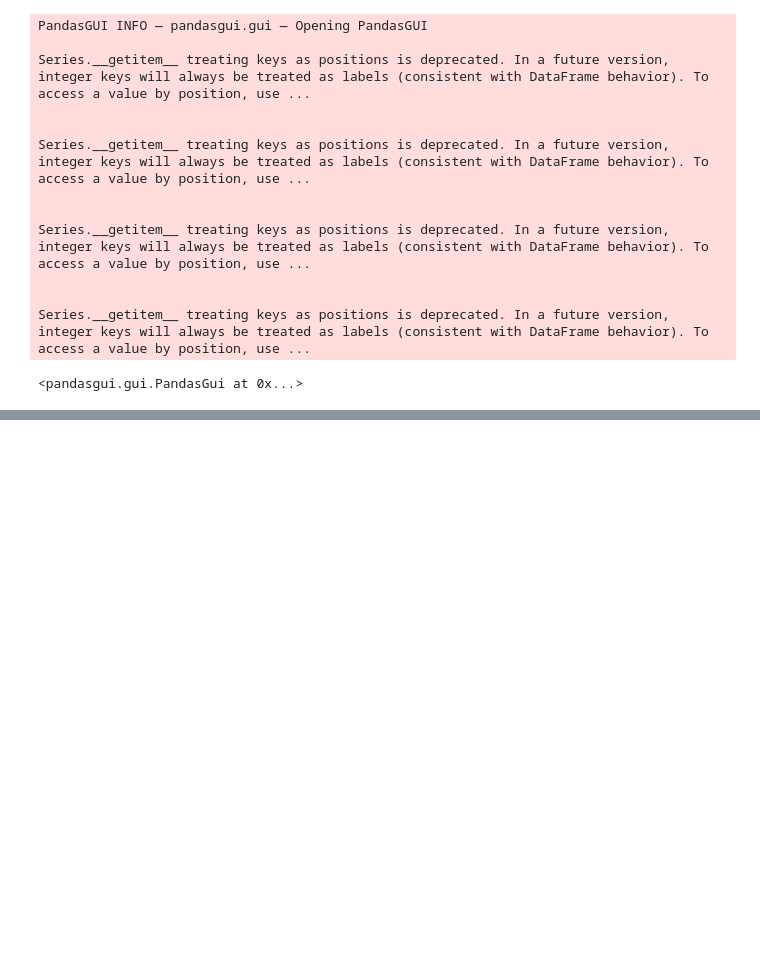
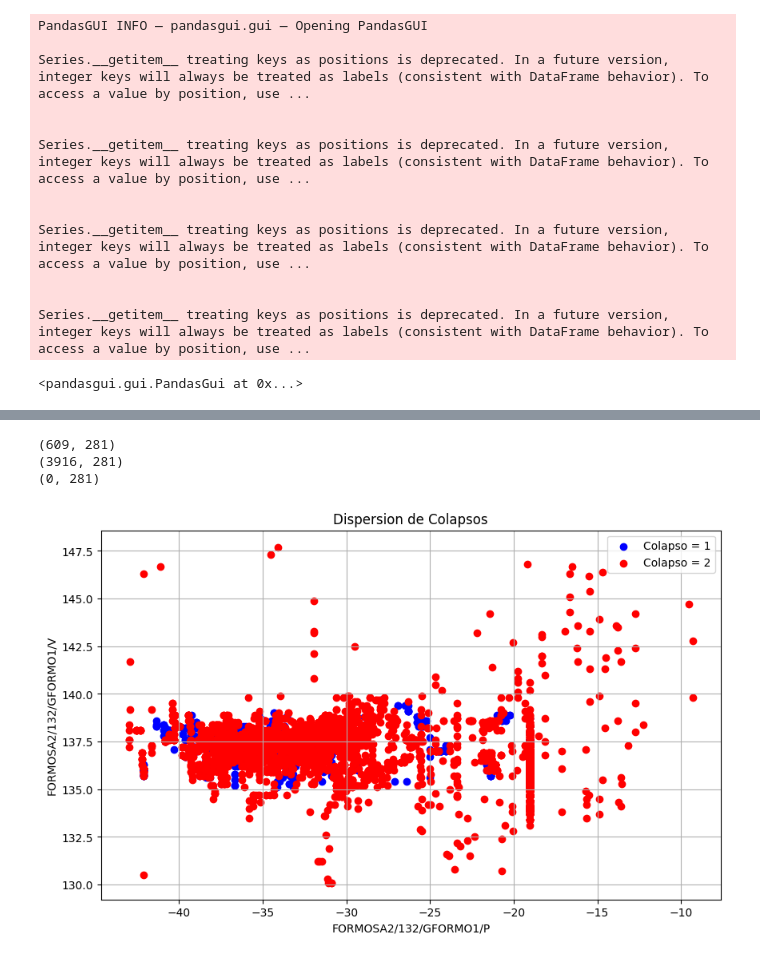
Before and after one commit to ClaraBureu/CEIA, a Jupyter notebook: NEA/ds_analisis.ipynb, the cells around one changed output, grey strips where cells are left out. Drawn from its saved outputs; the diff is of its cells as text; code cells hidden in the pictures; blank space fills up the shorter version.

```diff
--- a/NEA/ds_analisis.ipynb
+++ b/NEA/ds_analisis.ipynb
@@ -334,0 +388,30 @@ df_nea_hora_con_ratios.to_csv('df_nea_hora_con_ratios.csv', index=True)
+# %%
+# Filtrar los datos para obtener dos DataFrames separados para colapsos iguales a 1 y 2
+data_colapso_1 = df_nea_hora_con_ratios[(df_nea_hora_con_ratios['Colapso'] == 1) & (df_nea_hora_con_ratios['FORMOSA2/132/GFORMO1/V.AV'] > 135)]
+data_colapso_2 = df_nea_hora_con_ratios[(df_nea_hora_con_ratios['Colapso'] == 2) & (df_nea_hora_con_ratios['FORMOSA2/132/GFORMO1/QP_RATIO'] < 0.9) & (df_nea_hora_con_ratios['FORMOSA2/132/GFORMO1/QP_RATIO'] > 0.5)]
+data_colapso_3 = df_nea_hora_con_ratios[(df_nea_hora_con_ratios['Colapso'] == 3) & (df_nea_hora_con_ratios['FORMOSA2/132/GFORMO1/QP_RATIO'] < 0.9) & (df_nea_hora_con_ratios['FORMOSA2/132/GFORMO1/QP_RATIO'] > 0.5)]
+
+print(data_colapso_1.shape)
+print(data_colapso_2.shape)
+print(data_colapso_3.shape)
+
+# Graficar la dispersión
+plt.figure(figsize=(10, 6))
+plt.scatter(data_colapso_1['FORMOSA2/132/GFORMO1/P.AV'], data_colapso_1['FORMOSA2/132/GFORMO1/V.AV'], color='blue', label='Colapso = 1')
+plt.scatter(data_colapso_2['FORMOSA2/132/GFORMO1/P.AV'], data_colapso_2['FORMOSA2/132/GFORMO1/V.AV'], color='red', label='Colapso = 2')
+#plt.scatter(data_colapso_3['S.ISIDRO/132/TRAFO1/P.AV'], data_colapso_3['S.ISIDRO/132/TRAFO1/V.AV'], color='yellow', label='Colapso = 3')
+
+# Etiquetas y título
+plt.xlabel('FORMOSA2/132/GFORMO1/P')
+plt.ylabel('FORMOSA2/132/GFORMO1/V')
+plt.title('Dispersion de Colapsos')
+plt.legend()
+
+# Mostrar la gráfica
+plt.grid(True)
+plt.show()
+# %% [output]
+(609, 281)
+(3916, 281)
+(0, 281)
+[figure, added]
```
Also changed, not shown: parts of 17 cells of this notebook, 12 other files.
